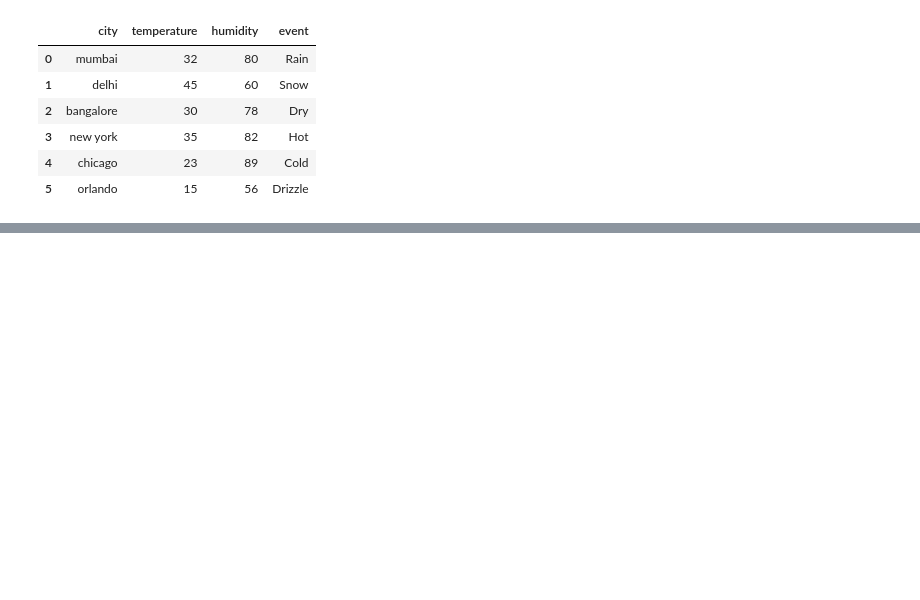
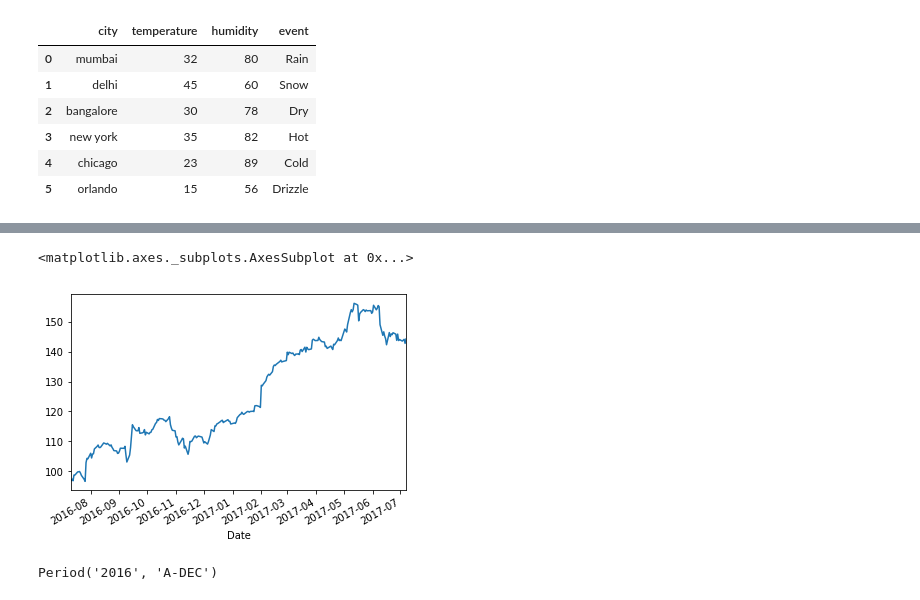
Before and after one commit to jieminhg/Practice-Panda-DataFrame, a Jupyter notebook: Pandas DF Practice.ipynb, the cells around one changed output, grey strips where cells are left out. Drawn from its saved outputs; the diff is of its cells as text; code cells hidden in the pictures; blank space fills up the shorter version.

```diff
--- a/Pandas DF Practice.ipynb
+++ b/Pandas DF Practice.ipynb
@@ -327,0 +585,11 @@ df2
+# %%
+df.Close.plot()
+# %% [output]
+<matplotlib.axes._subplots.AxesSubplot at 0x...>
+[figure, added]
+# %%
+import pandas as pd
+y=pd.Period('2016')
+y
+# %% [output]
+Period('2016', 'A-DEC')
```
Also changed, not shown: parts of 41 cells of this notebook, 6 other files.
